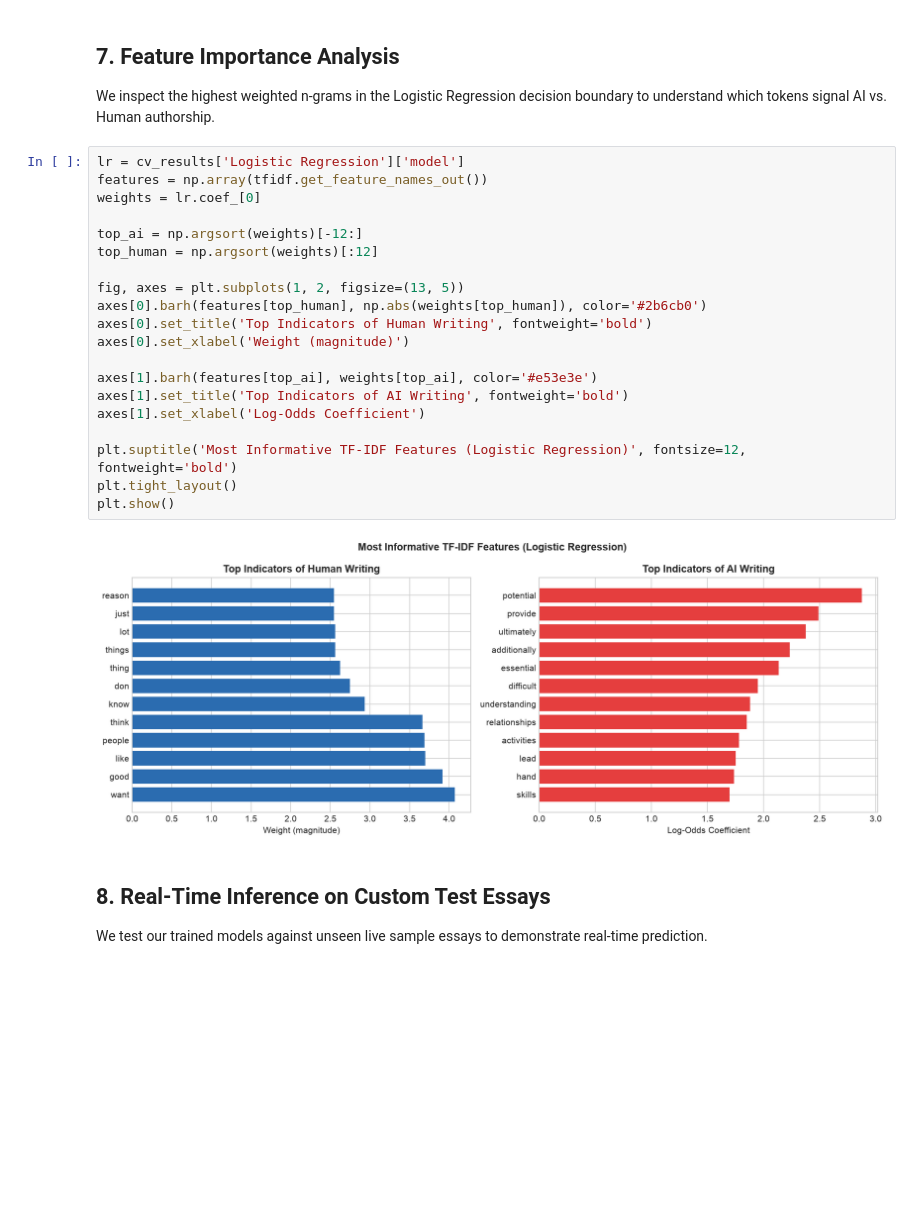
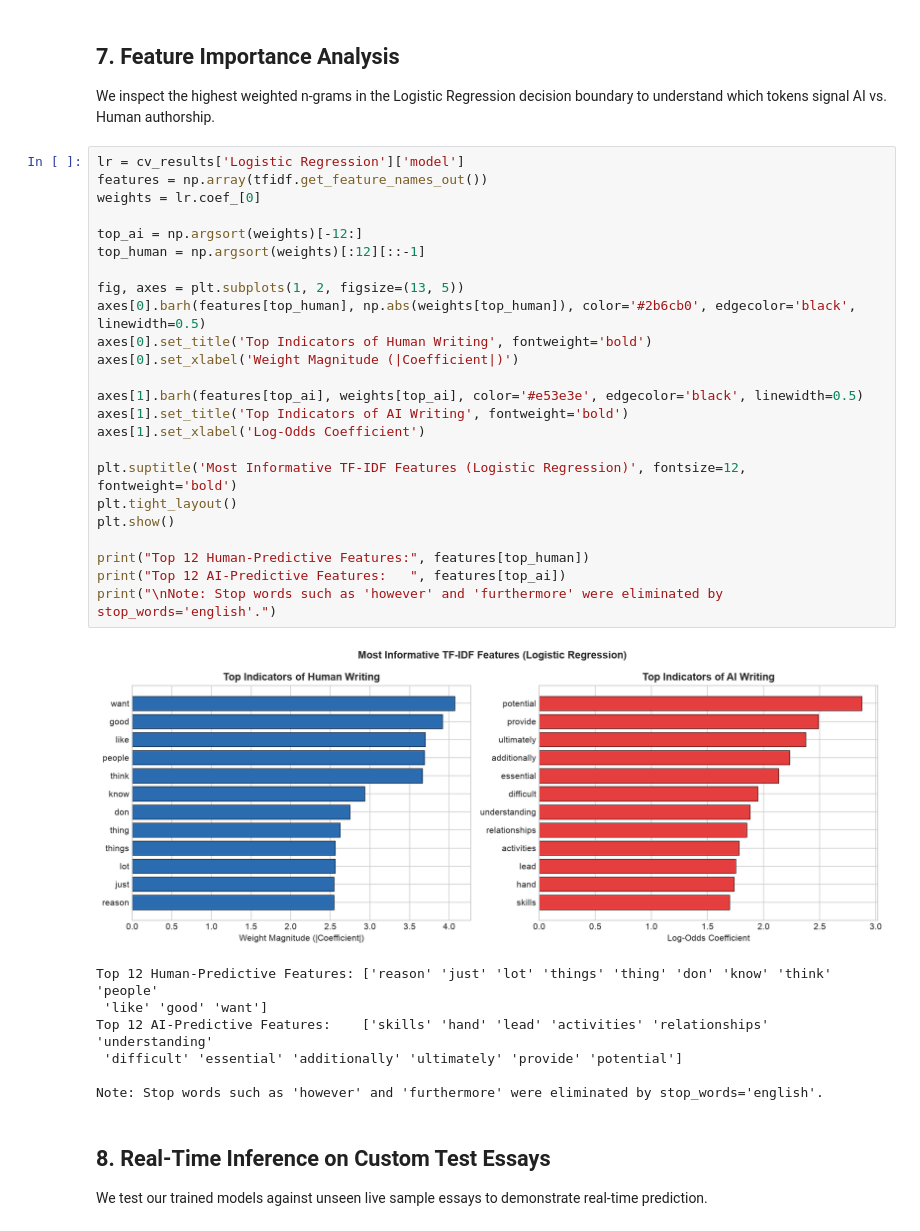
Before and after one commit to najaf299/LLM-Analysis-and-Prediction, a Jupyter notebook: notebooks/llm_analysis_and_prediction.ipynb, the cells around one changed output. Saved outputs shown, nothing was run; the diff lists cells and outputs as text; blank space fills up the shorter version.

```diff
--- a/notebooks/llm_analysis_and_prediction.ipynb
+++ b/notebooks/llm_analysis_and_prediction.ipynb
@@ -321,25 +376,35 @@ We inspect the highest weighted n-grams in the Logistic Regression decision boun
 # %%
 lr = cv_results['Logistic Regression']['model']
 features = np.array(tfidf.get_feature_names_out())
 weights = lr.coef_[0]
 
 top_ai = np.argsort(weights)[-12:]
-top_human = np.argsort(weights)[:12]
+top_human = np.argsort(weights)[:12][::-1]
 
 fig, axes = plt.subplots(1, 2, figsize=(13, 5))
-axes[0].barh(features[top_human], np.abs(weights[top_human]), color='#2b6cb0')
+axes[0].barh(features[top_human], np.abs(weights[top_human]), color='#2b6cb0', edgecolor='black', linewidth=0.5)
 axes[0].set_title('Top Indicators of Human Writing', fontweight='bold')
-axes[0].set_xlabel('Weight (magnitude)')
+axes[0].set_xlabel('Weight Magnitude (|Coefficient|)')
 
-axes[1].barh(features[top_ai], weights[top_ai], color='#e53e3e')
+axes[1].barh(features[top_ai], weights[top_ai], color='#e53e3e', edgecolor='black', linewidth=0.5)
 axes[1].set_title('Top Indicators of AI Writing', fontweight='bold')
 axes[1].set_xlabel('Log-Odds Coefficient')
 
 plt.suptitle('Most Informative TF-IDF Features (Logistic Regression)', fontsize=12, fontweight='bold')
 plt.tight_layout()
 plt.show()
+
+print("Top 12 Human-Predictive Features:", features[top_human])
+print("Top 12 AI-Predictive Features:   ", features[top_ai])
+print("\nNote: Stop words such as 'however' and 'furthermore' were eliminated by stop_words='english'.")
 # %% [output]
-[figure, old version]
+[figure, new version]
+Top 12 Human-Predictive Features: ['reason' 'just' 'lot' 'things' 'thing' 'don' 'know' 'think' 'people'
+ 'like' 'good' 'want']
+Top 12 AI-Predictive Features:    ['skills' 'hand' 'lead' 'activities' 'relationships' 'understanding'
+ 'difficult' 'essential' 'additionally' 'ultimately' 'provide' 'potential']
+
+Note: Stop words such as 'however' and 'furthermore' were eliminated by stop_words='english'.
 # %% [markdown]
 ## 8. Real-Time Inference on Custom Test Essays
 We test our trained models against unseen live sample essays to demonstrate real-time prediction.
```
Also changed, not shown: parts of 6 cells of this notebook, 14 other files.
